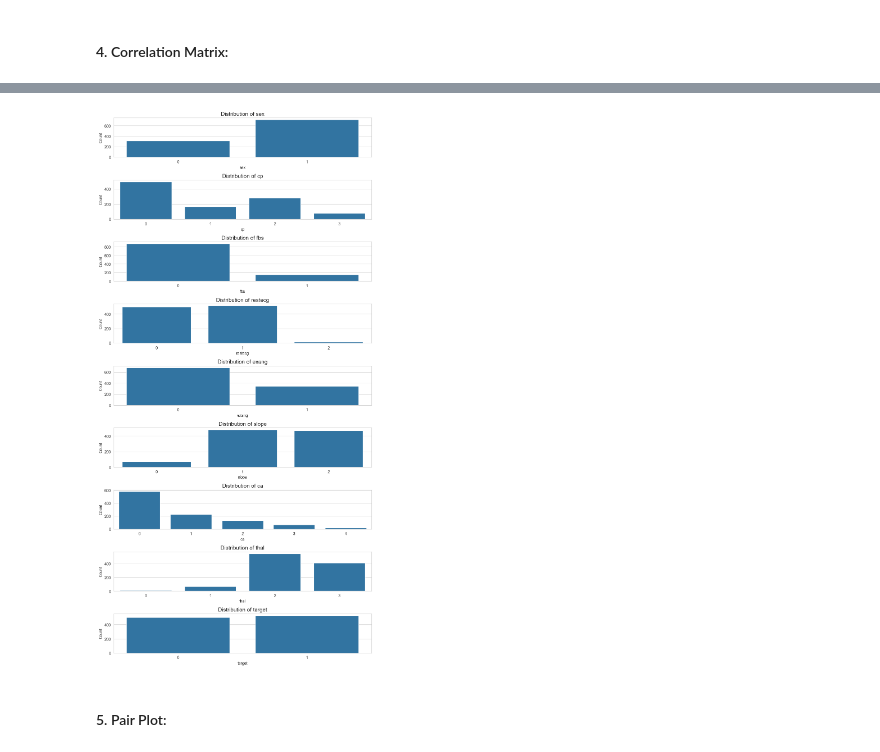
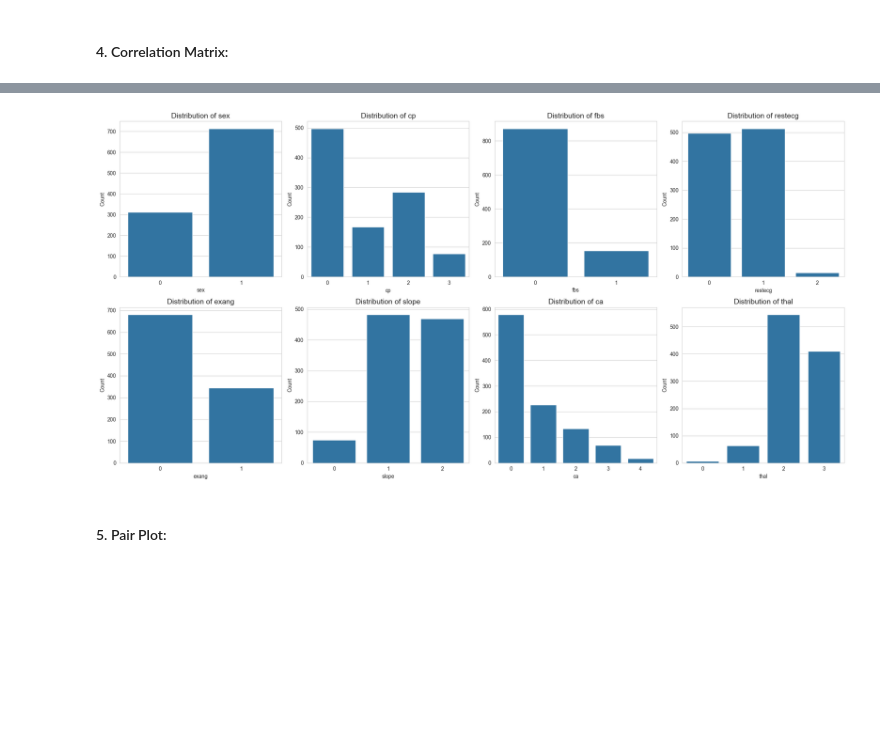
Before and after one commit to asndiallo/MedAI-MultiDataset-Study, a Jupyter notebook: notebooks/heart-disease.ipynb, the cells around one changed output, grey strips where cells are left out. Saved outputs shown, nothing was run; the diff lists cells and outputs as text; code cells hidden in the pictures; blank space fills up the shorter version.

```diff
--- a/notebooks/heart-disease.ipynb
+++ b/notebooks/heart-disease.ipynb
@@ -243,17 +266,29 @@ plt.show()
 # %%
 # Plotting the distributions for categorical features
-fig, axes = plt.subplots(len(categorical_features), 1, figsize=(10, 20))
+num_cols_cat = 4  # You can adjust this based on your preference
+
+# Calculate the number of rows needed for the subplots
+num_rows_cat = (len(categorical_features) + num_cols_cat - 1) // num_cols_cat
+
+fig, axes = plt.subplots(num_rows_cat, num_cols_cat, figsize=(20, 10))
+
+# Flatten the axes array for easier indexing
+axes = axes.flatten()
 
 for i, col in enumerate(categorical_features):
     sns.countplot(x=col, data=df, ax=axes[i])
-    axes[i].set_title(f'Distribution of {col}', fontsize=14)
+    axes[i].set_title(f"Distribution of {col}", fontsize=14)
     axes[i].set_xlabel(col)
-    axes[i].set_ylabel('Count')
+    axes[i].set_ylabel("Count")
+
+# Hide any unused subplots
+for j in range(len(categorical_features), num_rows_cat * num_cols_cat):
+    fig.delaxes(axes[j])
 
 fig.tight_layout()
 plt.show()
 # %% [output]
-[figure, old version]
+[figure, new version]
 # %% [markdown]
 #### 5. Pair Plot:
 # %%
```
Also changed, not shown: parts of 3 cells of this notebook, 1 other file.
